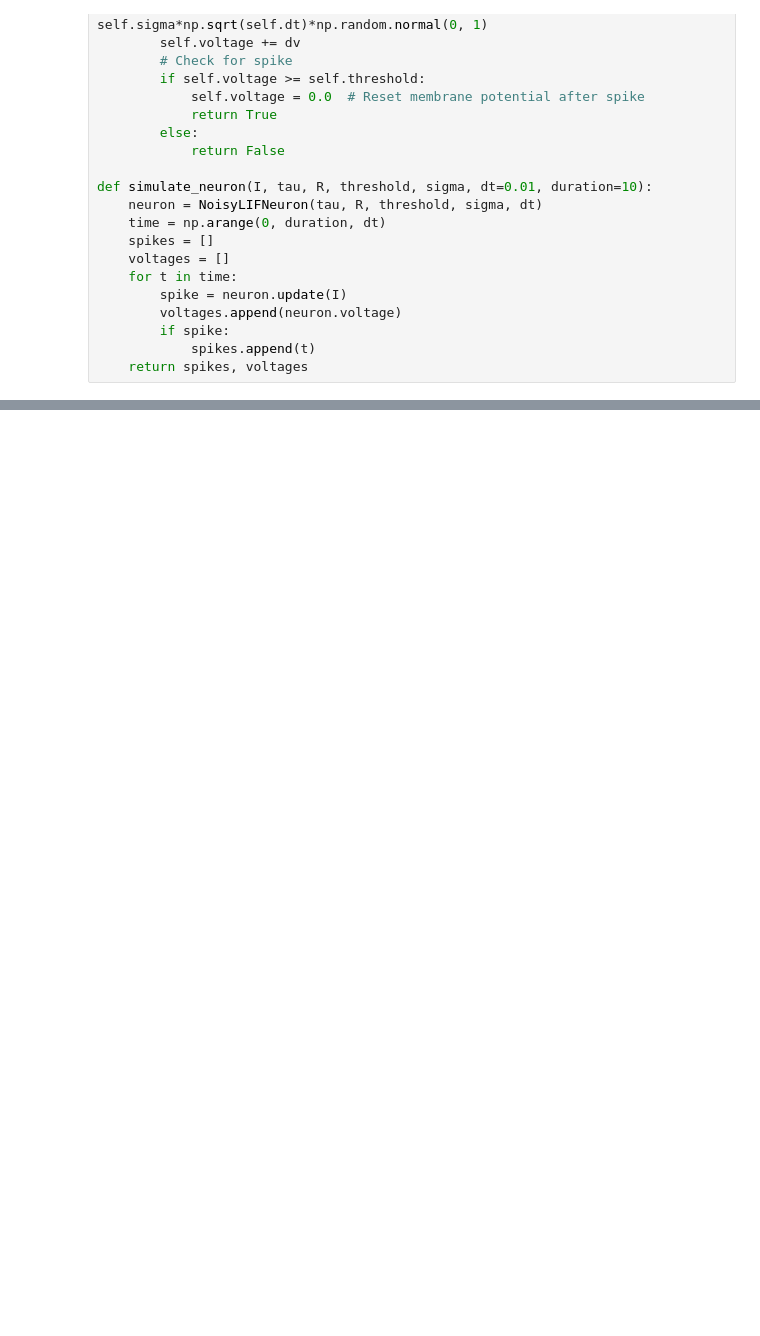
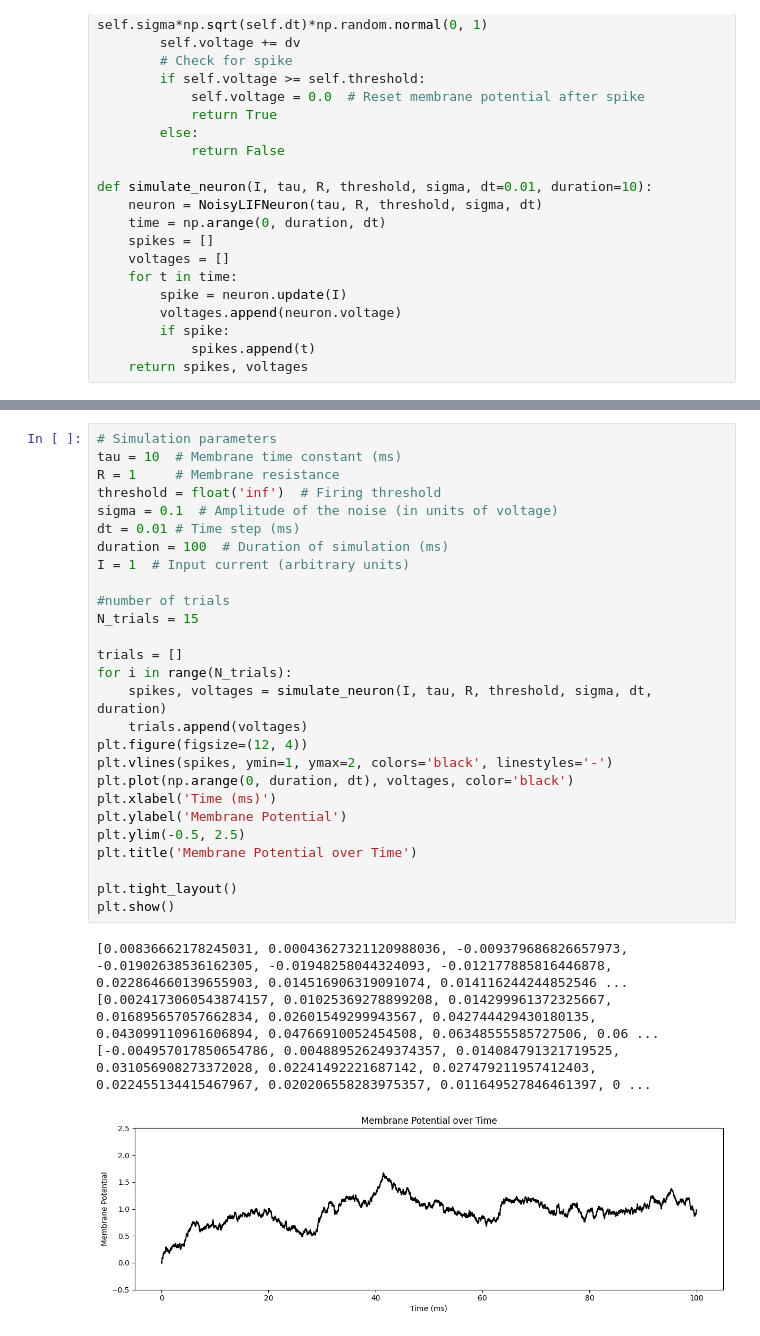
Before and after one commit to zaffo1/Noisy_Neurons, a Jupyter notebook: NoisyNeuron.ipynb, the cells around one changed output, grey strips where cells are left out. Saved outputs shown, nothing was run; the diff lists cells and outputs as text; blank space fills up the shorter version.

Commit message:
noisy LIF neuron

```diff
--- a/NoisyNeuron.ipynb
+++ b/NoisyNeuron.ipynb
@@ -62,0 +66,32 @@ plt.show()
+# %%
+# Simulation parameters
+tau = 10  # Membrane time constant (ms)
+R = 1     # Membrane resistance
+threshold = float('inf')  # Firing threshold
+sigma = 0.1  # Amplitude of the noise (in units of voltage)
+dt = 0.01 # Time step (ms)
+duration = 100  # Duration of simulation (ms)
+I = 1  # Input current (arbitrary units)
+
+#number of trials
+N_trials = 15
+
+trials = []
+for i in range(N_trials):
+    spikes, voltages = simulate_neuron(I, tau, R, threshold, sigma, dt, duration)
+    trials.append(voltages)
+plt.figure(figsize=(12, 4))
+plt.vlines(spikes, ymin=1, ymax=2, colors='black', linestyles='-')
+plt.plot(np.arange(0, duration, dt), voltages, color='black')
+plt.xlabel('Time (ms)')
+plt.ylabel('Membrane Potential')
+plt.ylim(-0.5, 2.5)
+plt.title('Membrane Potential over Time')
+
+plt.tight_layout()
+plt.show()
+# %% [output]
+[0.00836662178245031, 0.00043627321120988036, -0.009379686826657973, -0.01902638536162305, -0.01948258044324093, -0.012177885816446878, 0.022864660139655903, 0.014516906319091074, 0.014116244244852546 ...
+[0.0024173060543874157, 0.01025369278899208, 0.014299961372325667, 0.016895657057662834, 0.02601549299943567, 0.042744429430180135, 0.043099110961606894, 0.04766910052454508, 0.06348555585727506, 0.06 ...
+[-0.004957017850654786, 0.004889526249374357, 0.014084791321719525, 0.031056908273372028, 0.02241492221687142, 0.027479211957412403, 0.022455134415467967, 0.020206558283975357, 0.011649527846461397, 0 ...
+[figure, added]
```
Also changed, not shown: parts of 2 cells of this notebook.
